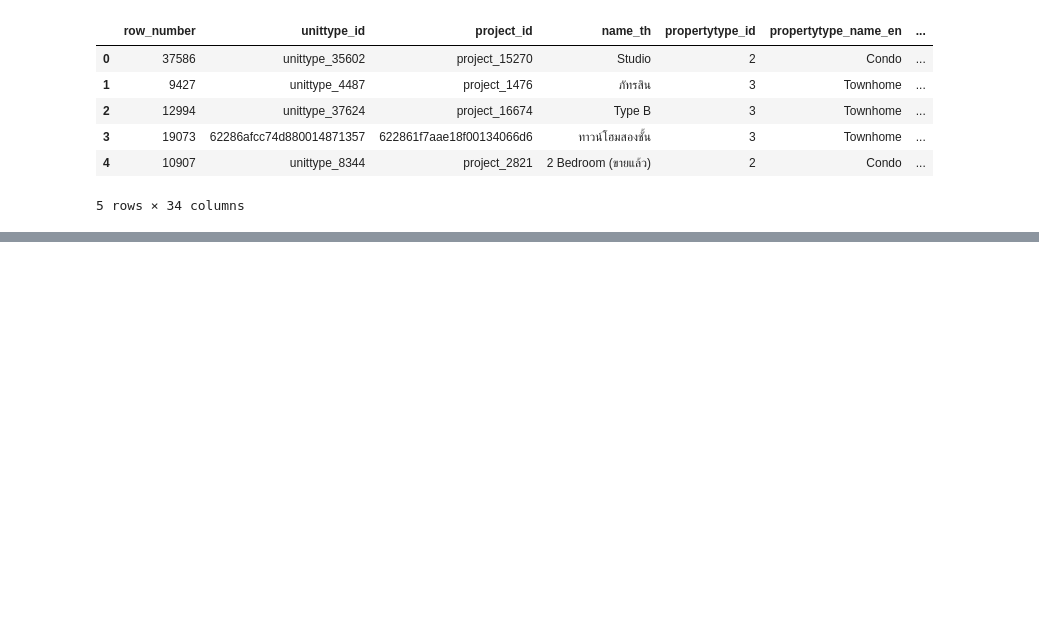
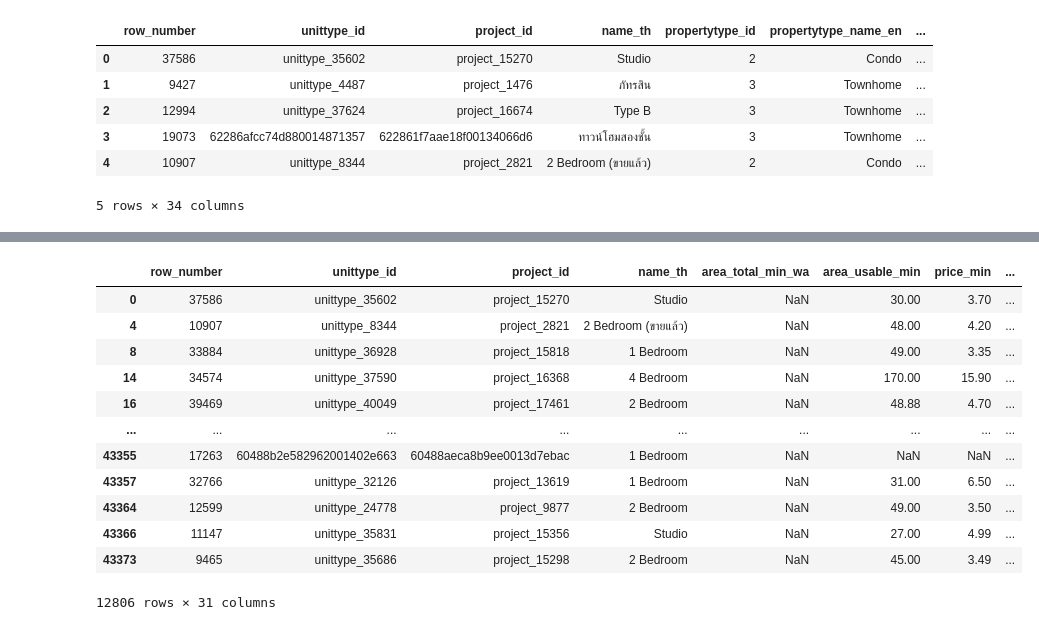
Before and after one commit to owepper/BSC_DPDM2025, a Jupyter notebook: Ch3_Data_Preprocessing.ipynb, the cells around one changed output, grey strips where cells are left out. Drawn from its saved outputs; the diff is of its cells as text; code cells hidden in the pictures; blank space fills up the shorter version.

```diff
--- a/Ch3_Data_Preprocessing.ipynb
+++ b/Ch3_Data_Preprocessing.ipynb
@@ -461,0 +589,4 @@ unit_df.head()
+# %%
+condo['price_min'] = condo['price_min'] / 1000000
+condo_house = pd.concat([house, condo])
+plt.scatter(range(len(condo_house['price_min'])), condo_house['price_min'], c='r');
@@ -465,0 +747,16 @@ unit_df.head()
+# %%
+condo.drop(columns=['propertytype_name_th','propertytype_id','propertytype_name_en'])
+# %% [output]
+|  | row_number | unittype_id | project_id | name_th | area_total_min_wa | area_usable_min | price_min | ... |
+| 0 | 37586 | unittype_35602 | project_15270 | Studio | NaN | 30.00 | 3.70 | ... |
+| 4 | 10907 | unittype_8344 | project_2821 | 2 Bedroom (ขายแล้ว) | NaN | 48.00 | 4.20 | ... |
+| 8 | 33884 | unittype_36928 | project_15818 | 1 Bedroom | NaN | 49.00 | 3.35 | ... |
+| 14 | 34574 | unittype_37590 | project_16368 | 4 Bedroom | NaN | 170.00 | 15.90 | ... |
+| 16 | 39469 | unittype_40049 | project_17461 | 2 Bedroom | NaN | 48.88 | 4.70 | ... |
+| ... | ... | ... | ... | ... | ... | ... | ... | ... |
+| 43355 | 17263 | 60488b2e582962001402e663 | 60488aeca8b9ee0013d7ebac | 1 Bedroom | NaN | NaN | NaN | ... |
+| 43357 | 32766 | unittype_32126 | project_13619 | 1 Bedroom | NaN | 31.00 | 6.50 | ... |
+| 43364 | 12599 | unittype_24778 | project_9877 | 2 Bedroom | NaN | 49.00 | 3.50 | ... |
+| 43366 | 11147 | unittype_35831 | project_15356 | Studio | NaN | 27.00 | 4.99 | ... |
+| 43373 | 9465 | unittype_35686 | project_15298 | 2 Bedroom | NaN | 45.00 | 3.49 | ... |
+12806 rows × 31 columns
```
Also changed, not shown: parts of 41 cells of this notebook.
